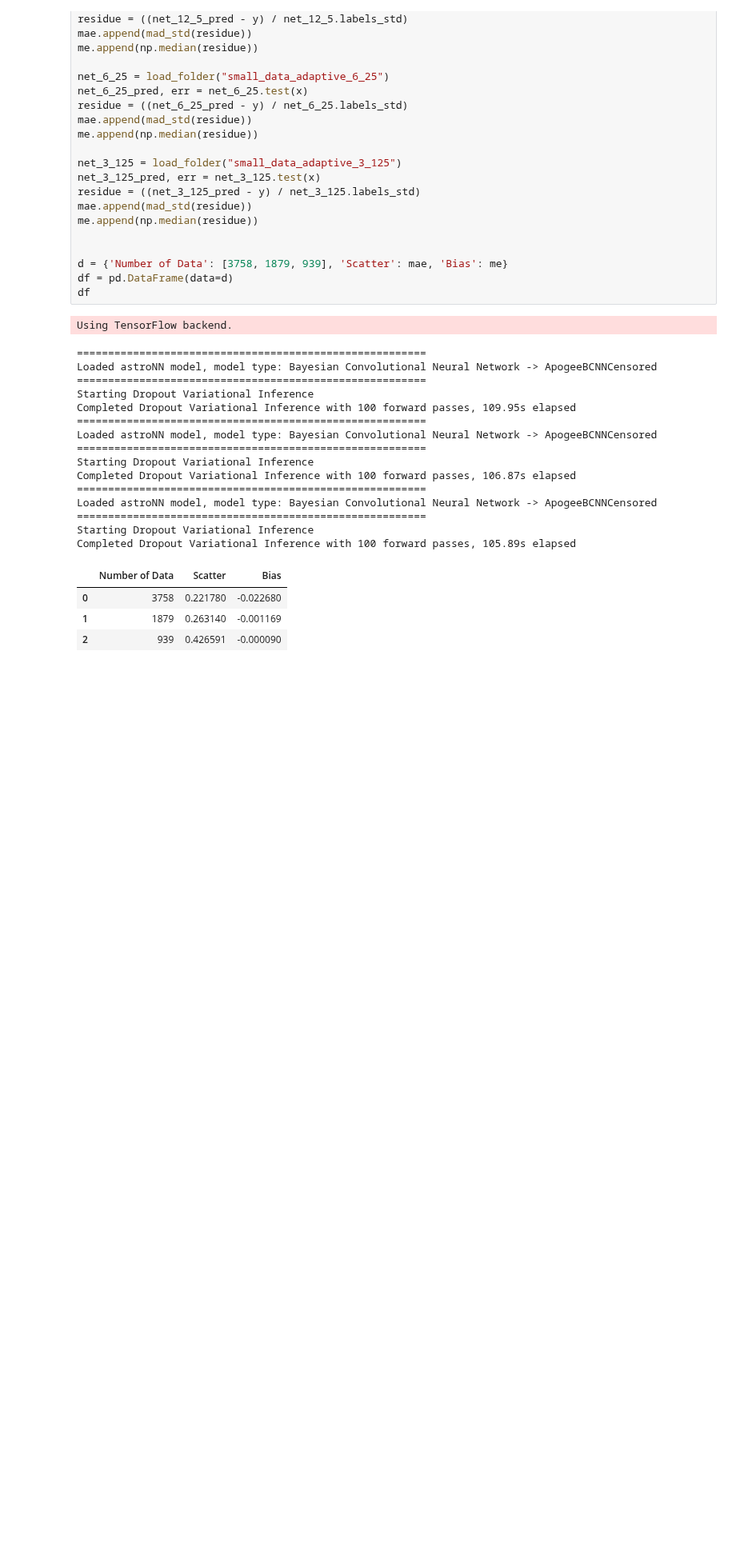
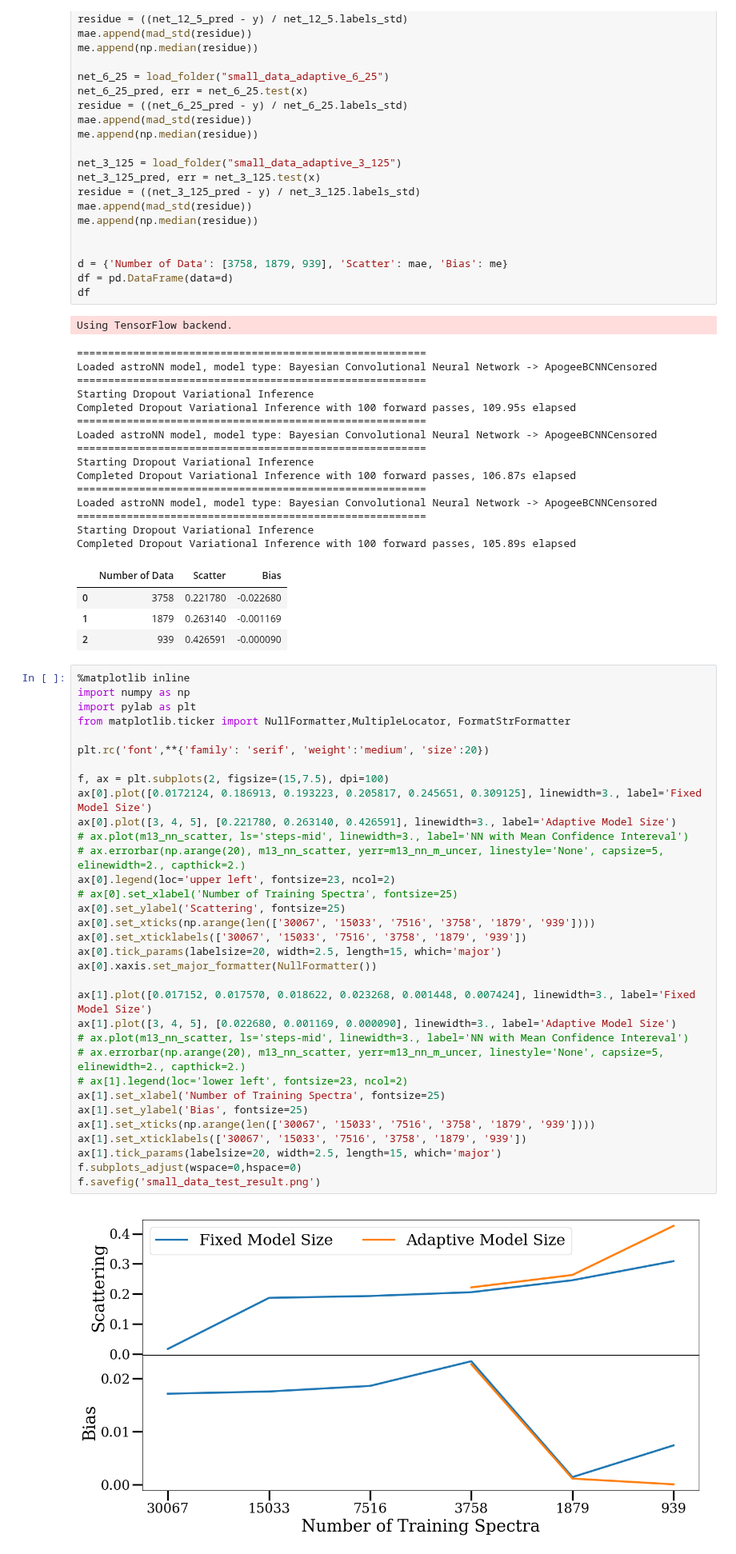
Before and after one commit to henrysky/astroNN_spectra_paper_figures, a Jupyter notebook: Small_Data.ipynb, the cells around one changed output. Shown at 80% size. Saved outputs shown, nothing was run; the diff lists cells and outputs as text; blank space fills up the shorter version.

Commit message:
add some save figures

```diff
--- a/Small_Data.ipynb
+++ b/Small_Data.ipynb
@@ -463,3 +463,38 @@ Completed Dropout Variational Inference with 100 forward passes, 105.89s elapsed
 | 0 | 3758 | 0.221780 | -0.022680 |
 | 1 | 1879 | 0.263140 | -0.001169 |
 | 2 | 939 | 0.426591 | -0.000090 |
+# %%
+%matplotlib inline
+import numpy as np
+import pylab as plt
+from matplotlib.ticker import NullFormatter,MultipleLocator, FormatStrFormatter
+
+plt.rc('font',**{'family': 'serif', 'weight':'medium', 'size':20})
+
+f, ax = plt.subplots(2, figsize=(15,7.5), dpi=100)
+ax[0].plot([0.0172124, 0.186913, 0.193223, 0.205817, 0.245651, 0.309125], linewidth=3., label='Fixed Model Size')
+ax[0].plot([3, 4, 5], [0.221780, 0.263140, 0.426591], linewidth=3., label='Adaptive Model Size')
+# ax.plot(m13_nn_scatter, ls='steps-mid', linewidth=3., label='NN with Mean Confidence Intereval')
+# ax.errorbar(np.arange(20), m13_nn_scatter, yerr=m13_nn_m_uncer, linestyle='None', capsize=5, elinewidth=2., capthick=2.)
+ax[0].legend(loc='upper left', fontsize=23, ncol=2)
+# ax[0].set_xlabel('Number of Training Spectra', fontsize=25)
+ax[0].set_ylabel('Scattering', fontsize=25)
+ax[0].set_xticks(np.arange(len(['30067', '15033', '7516', '3758', '1879', '939'])))
+ax[0].set_xticklabels(['30067', '15033', '7516', '3758', '1879', '939'])
+ax[0].tick_params(labelsize=20, width=2.5, length=15, which='major')
+ax[0].xaxis.set_major_formatter(NullFormatter())
+
+ax[1].plot([0.017152, 0.017570, 0.018622, 0.023268, 0.001448, 0.007424], linewidth=3., label='Fixed Model Size')
+ax[1].plot([3, 4, 5], [0.022680, 0.001169, 0.000090], linewidth=3., label='Adaptive Model Size')
+# ax.plot(m13_nn_scatter, ls='steps-mid', linewidth=3., label='NN with Mean Confidence Intereval')
+# ax.errorbar(np.arange(20), m13_nn_scatter, yerr=m13_nn_m_uncer, linestyle='None', capsize=5, elinewidth=2., capthick=2.)
+# ax[1].legend(loc='lower left', fontsize=23, ncol=2)
+ax[1].set_xlabel('Number of Training Spectra', fontsize=25)
+ax[1].set_ylabel('Bias', fontsize=25)
+ax[1].set_xticks(np.arange(len(['30067', '15033', '7516', '3758', '1879', '939'])))
+ax[1].set_xticklabels(['30067', '15033', '7516', '3758', '1879', '939'])
+ax[1].tick_params(labelsize=20, width=2.5, length=15, which='major')
+f.subplots_adjust(wspace=0,hspace=0)
+f.savefig('small_data_test_result.png')
+# %% [output]
+[figure, added]
```
Also changed, not shown: 1 other file.
